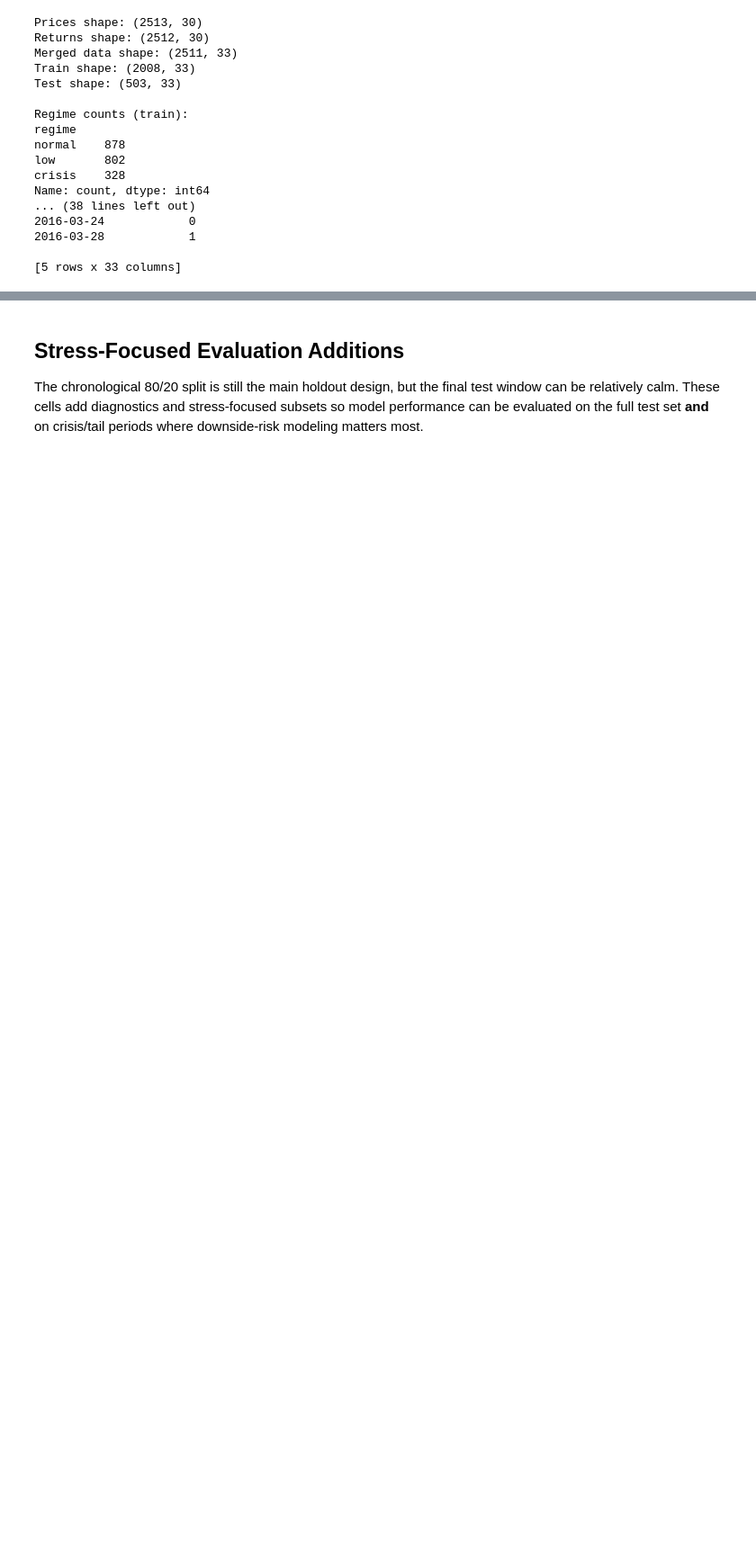
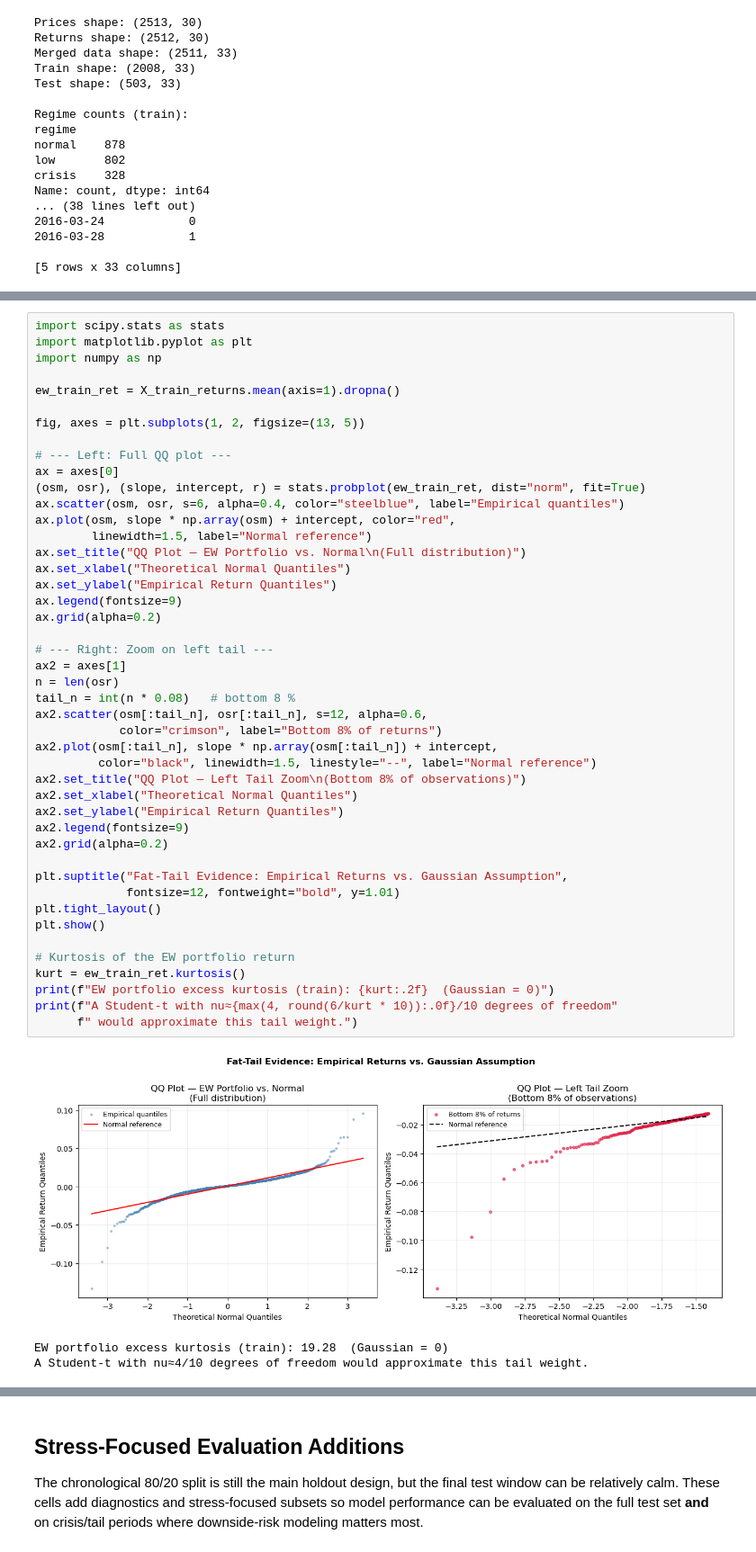
Before and after one commit to Xander-Coles/market-shocks, a Jupyter notebook: Data_Collection_Market_Shocks.ipynb, the cells around one changed output, grey strips where cells are left out. Shown at 90% size. Drawn from its saved outputs; the diff is of its cells as text; blank space fills up the shorter version.

```diff
--- a/Data_Collection_Market_Shocks.ipynb
+++ b/Data_Collection_Market_Shocks.ipynb
@@ -147,0 +458,49 @@ Name: count, dtype: int64
+# %%
+import scipy.stats as stats
+import matplotlib.pyplot as plt
+import numpy as np
+
+ew_train_ret = X_train_returns.mean(axis=1).dropna()
+
+fig, axes = plt.subplots(1, 2, figsize=(13, 5))
+
+# --- Left: Full QQ plot ---
+ax = axes[0]
+(osm, osr), (slope, intercept, r) = stats.probplot(ew_train_ret, dist="norm", fit=True)
+ax.scatter(osm, osr, s=6, alpha=0.4, color="steelblue", label="Empirical quantiles")
+ax.plot(osm, slope * np.array(osm) + intercept, color="red",
+        linewidth=1.5, label="Normal reference")
+ax.set_title("QQ Plot — EW Portfolio vs. Normal\n(Full distribution)")
+ax.set_xlabel("Theoretical Normal Quantiles")
+ax.set_ylabel("Empirical Return Quantiles")
+ax.legend(fontsize=9)
+ax.grid(alpha=0.2)
+
+# --- Right: Zoom on left tail ---
+ax2 = axes[1]
+n = len(osr)
+tail_n = int(n * 0.08)   # bottom 8 %
+ax2.scatter(osm[:tail_n], osr[:tail_n], s=12, alpha=0.6,
+            color="crimson", label="Bottom 8% of returns")
+ax2.plot(osm[:tail_n], slope * np.array(osm[:tail_n]) + intercept,
+         color="black", linewidth=1.5, linestyle="--", label="Normal reference")
+ax2.set_title("QQ Plot — Left Tail Zoom\n(Bottom 8% of observations)")
+ax2.set_xlabel("Theoretical Normal Quantiles")
+ax2.set_ylabel("Empirical Return Quantiles")
+ax2.legend(fontsize=9)
+ax2.grid(alpha=0.2)
+
+plt.suptitle("Fat-Tail Evidence: Empirical Returns vs. Gaussian Assumption",
+             fontsize=12, fontweight="bold", y=1.01)
+plt.tight_layout()
+plt.show()
+
+# Kurtosis of the EW portfolio return
+kurt = ew_train_ret.kurtosis()
+print(f"EW portfolio excess kurtosis (train): {kurt:.2f}  (Gaussian = 0)")
+print(f"A Student-t with nu≈{max(4, round(6/kurt * 10)):.0f}/10 degrees of freedom"
+      f" would approximate this tail weight.")
+# %% [output]
+[figure, added]
+EW portfolio excess kurtosis (train): 19.28  (Gaussian = 0)
+A Student-t with nu≈4/10 degrees of freedom would approximate this tail weight.
```
Also changed, not shown: parts of 48 cells of this notebook.
